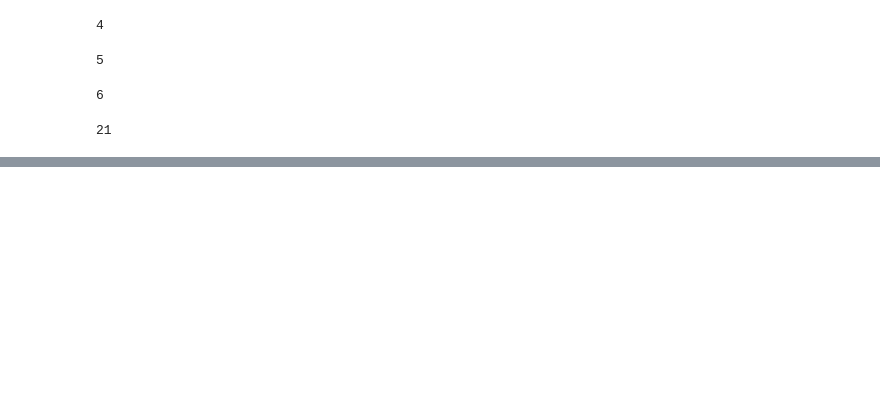
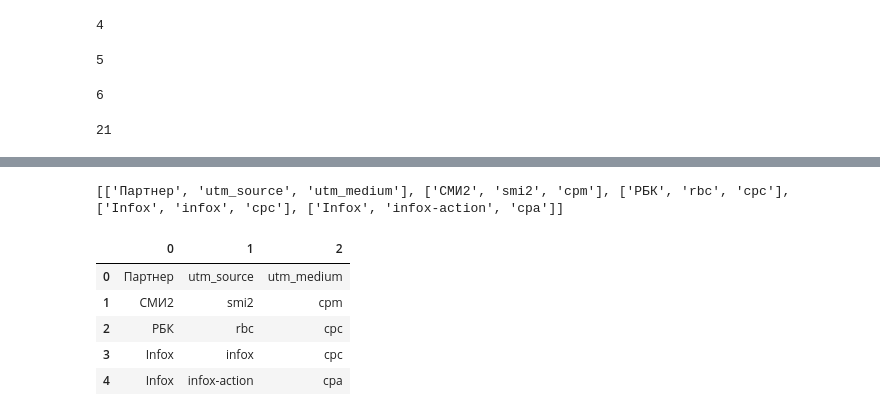
Before and after one commit to alermar69/HELP, a Jupyter notebook: notebooks/PyTorch.ipynb, the cells around one changed output, grey strips where cells are left out. Saved outputs shown, nothing was run; the diff lists cells and outputs as text; code cells hidden in the pictures; blank space fills up the shorter version.

```diff
--- a/notebooks/PyTorch.ipynb
+++ b/notebooks/PyTorch.ipynb
@@ -20,0 +95,26 @@
+# %%
+from google.colab import auth
+auth.authenticate_user()
+
+import gspread
+from oauth2client.client import GoogleCredentials
+
+gc = gspread.authorize(GoogleCredentials.get_application_default())
+
+worksheet = gc.open('Словарь меток').sheet1
+
+# get_all_values gives a list of rows.
+rows = worksheet.get_all_values()
+print(rows)
+
+# Convert to a DataFrame and render.
+import pandas as pd
+pd.DataFrame.from_records(rows)
+# %% [output]
+[['Партнер', 'utm_source', 'utm_medium'], ['СМИ2', 'smi2', 'cpm'], ['РБК', 'rbc', 'cpc'], ['Infox', 'infox', 'cpc'], ['Infox', 'infox-action', 'cpa']]
+|  | 0 | 1 | 2 |
+| 0 | Партнер | utm_source | utm_medium |
+| 1 | СМИ2 | smi2 | cpm |
+| 2 | РБК | rbc | cpc |
+| 3 | Infox | infox | cpc |
+| 4 | Infox | infox-action | cpa |
```
Also changed, not shown: parts of 7 cells of this notebook.
